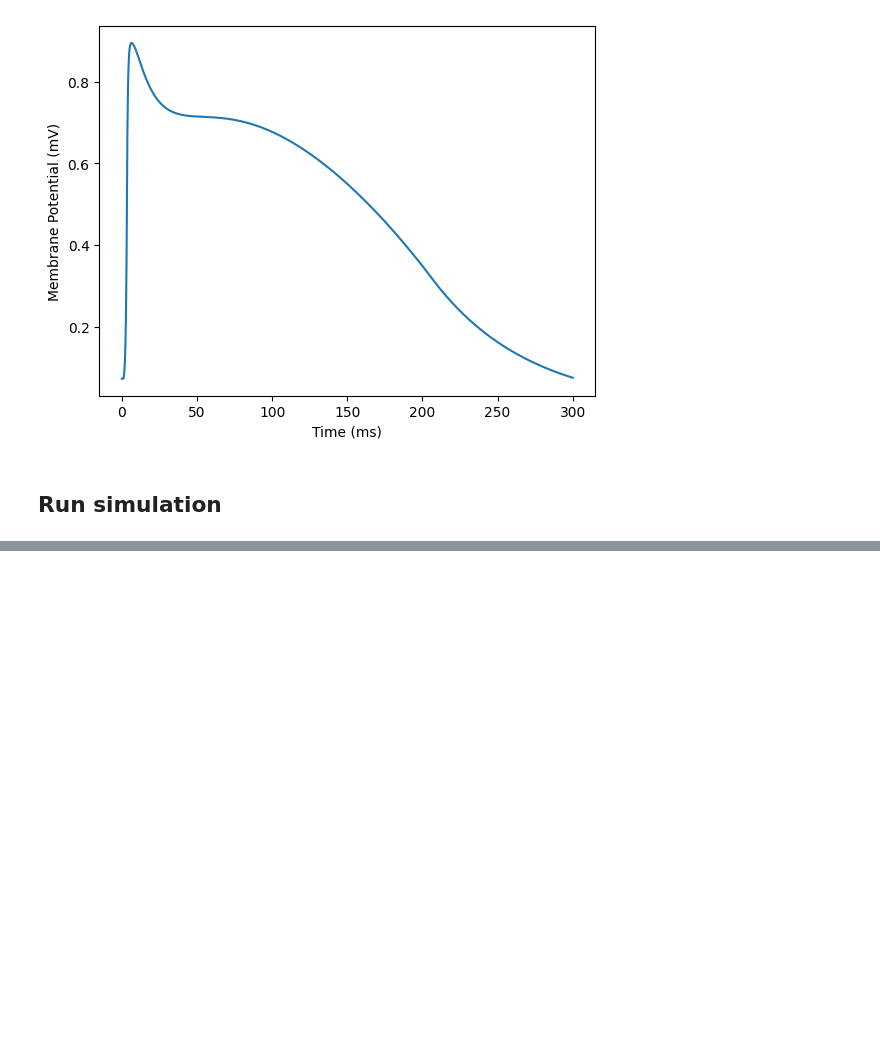
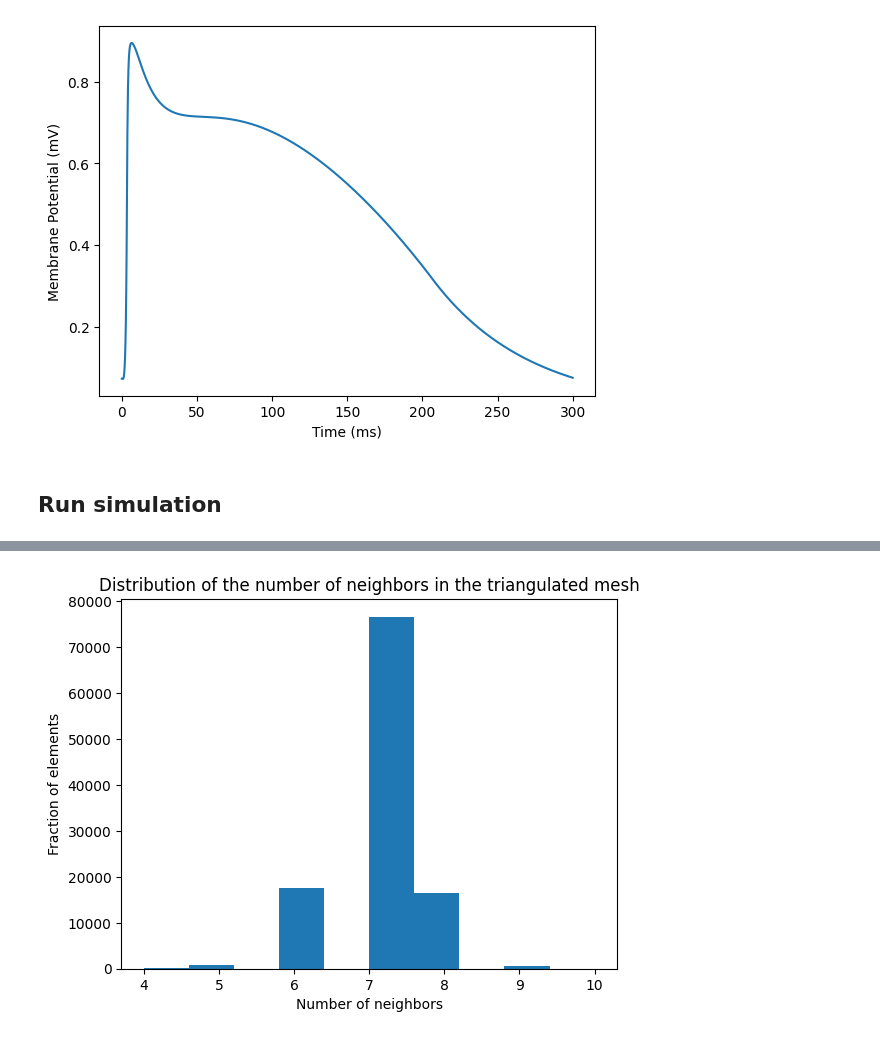
Before and after one commit to finitewave/Finitewave, a Jupyter notebook: Tutorials/SpiralWaveFromPhaseMap.ipynb, the cells around one changed output, grey strips where cells are left out. Saved outputs shown, nothing was run; the diff lists cells and outputs as text; code cells hidden in the pictures; blank space fills up the shorter version.

```diff
--- a/Tutorials/SpiralWaveFromPhaseMap.ipynb
+++ b/Tutorials/SpiralWaveFromPhaseMap.ipynb
@@ -298,0 +301,12 @@ pl.show()
+# %%
+import matplotlib.pyplot as plt
+K = simulation.diffusion_model.weights[0]
+# show the distribution of the number of neighbors (non-zero entries in the stiffness matrix):
+plt.figure()
+plt.hist(K.getnnz(axis=1))
+plt.xlabel("Number of neighbors")
+plt.ylabel("Fraction of elements")
+plt.title("Distribution of the number of neighbors in the triangulated mesh")
+plt.show()
+# %% [output]
+[figure, added]
```
Also changed, not shown: parts of 3 cells of this notebook, 10 other files.
